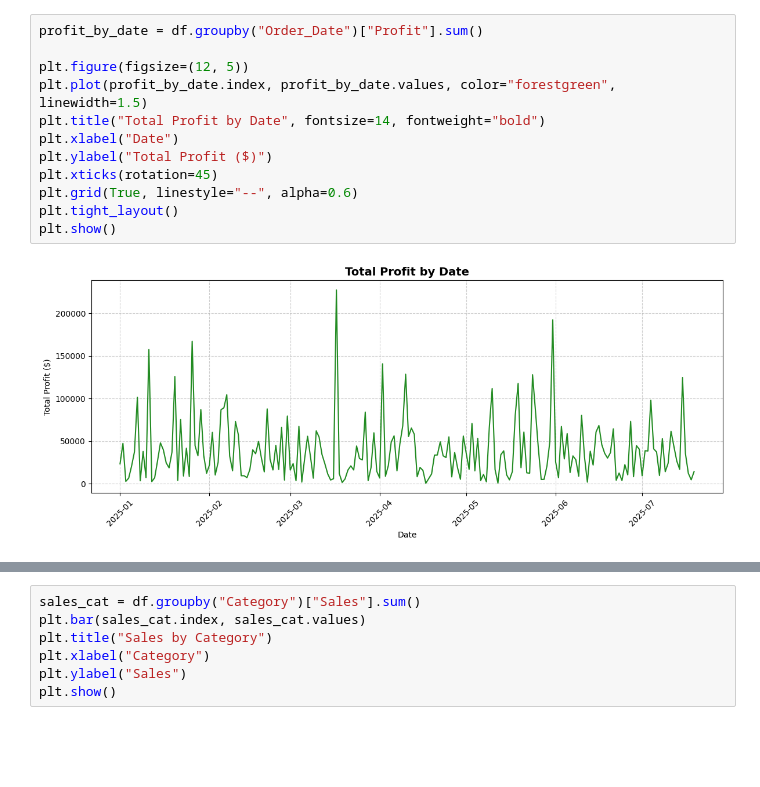
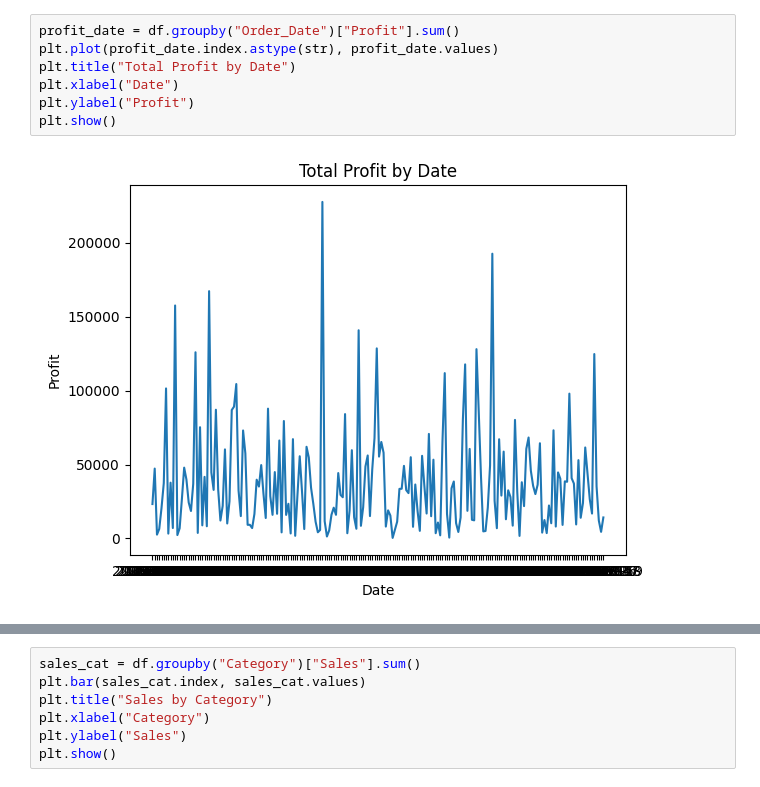
Before and after one commit to mayurrishii/DE_rep, a Jupyter notebook: ecom.ipynb, the cells around one changed output, grey strips where cells are left out. Drawn from its saved outputs; the diff is of its cells as text; blank space fills up the shorter version.

```diff
--- a/ecom.ipynb
+++ b/ecom.ipynb
@@ -53,15 +48,10 @@ plt.show()
 # %%
-profit_by_date = df.groupby("Order_Date")["Profit"].sum()
-
-plt.figure(figsize=(12, 5))
-plt.plot(profit_by_date.index, profit_by_date.values, color="forestgreen", linewidth=1.5)
-plt.title("Total Profit by Date", fontsize=14, fontweight="bold")
+profit_date = df.groupby("Order_Date")["Profit"].sum()
+plt.plot(profit_date.index.astype(str), profit_date.values)
+plt.title("Total Profit by Date")
 plt.xlabel("Date")
-plt.ylabel("Total Profit ($)")
-plt.xticks(rotation=45)
-plt.grid(True, linestyle="--", alpha=0.6)
-plt.tight_layout()
+plt.ylabel("Profit")
 plt.show()
 # %% [output]
-[figure, old version]
+[figure, new version]
 # %%
```
Also changed, not shown: parts of 2 cells of this notebook, 8 other files.
